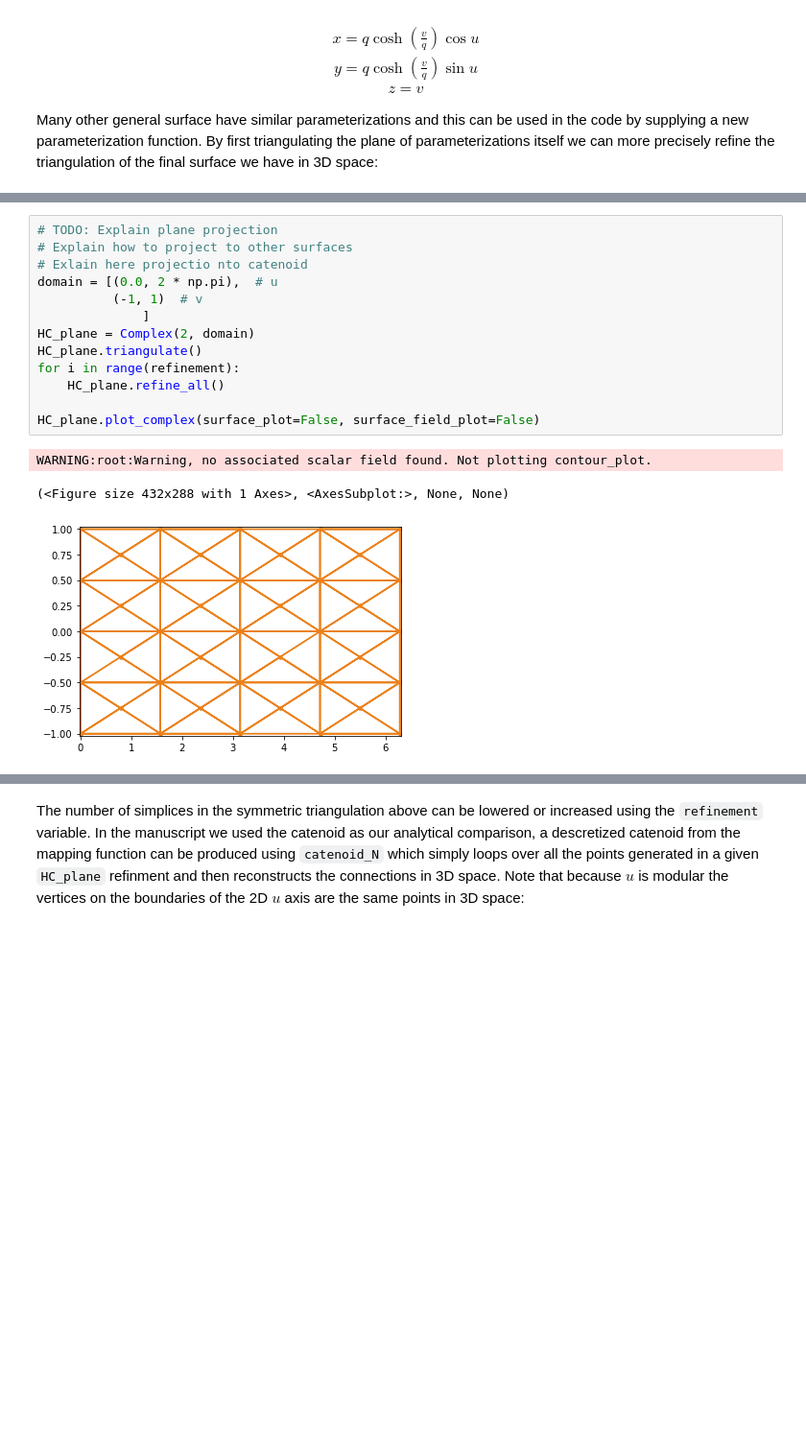
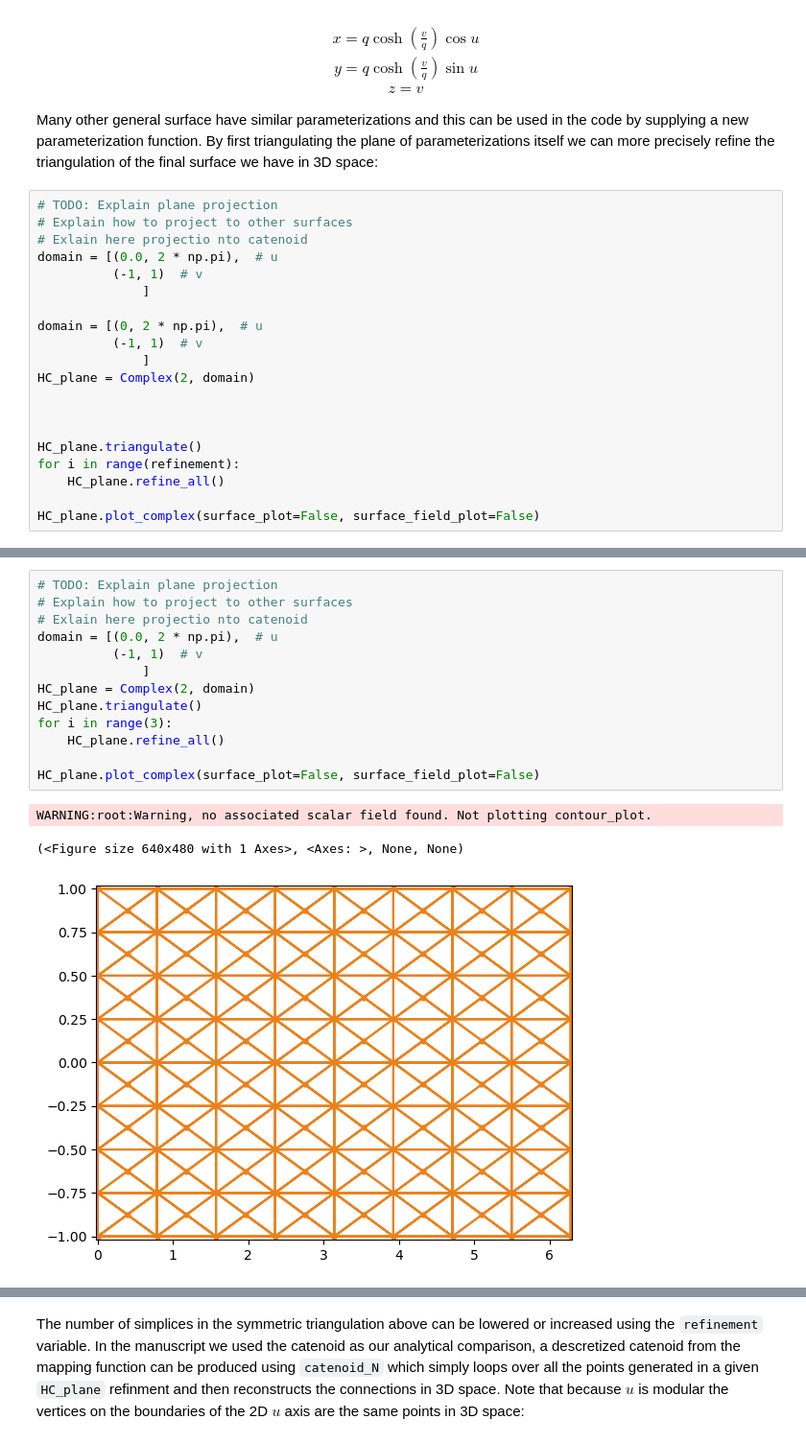
Before and after one commit to Leibniz-IWT/ddgclib, a Jupyter notebook: Particle-particle bridge.ipynb, the cells around one changed output, grey strips where cells are left out. Shown at 96% size. Cells and saved outputs as stored; diff of their text form; blank space fills up the shorter version.

```diff
--- a/Particle-particle bridge.ipynb
+++ b/Particle-particle bridge.ipynb
@@ -53,3 +54,23 @@ z=v
 \end{gathered}
 
 Many other general surface have similar parameterizations and this can be used in the code by supplying a new parameterization function. By first triangulating the plane of parameterizations itself we can more precisely refine the triangulation of the final surface we have in 3D space:
+# %%
+# TODO: Explain plane projection
+# Explain how to project to other surfaces
+# Exlain here projectio nto catenoid
+domain = [(0.0, 2 * np.pi),  # u
+          (-1, 1)  # v
+              ]
+
+domain = [(0, 2 * np.pi),  # u
+          (-1, 1)  # v
+              ]
+HC_plane = Complex(2, domain)
+
+
+
+HC_plane.triangulate()
+for i in range(refinement):
+    HC_plane.refine_all()
+
+HC_plane.plot_complex(surface_plot=False, surface_field_plot=False)
@@ -56,17 +103,17 @@ Many other general surface have similar parameterizations and this can be used i
 # %%
 # TODO: Explain plane projection
 # Explain how to project to other surfaces
 # Exlain here projectio nto catenoid
 domain = [(0.0, 2 * np.pi),  # u
           (-1, 1)  # v
               ]
 HC_plane = Complex(2, domain)
 HC_plane.triangulate()
-for i in range(refinement):
+for i in range(3):
     HC_plane.refine_all()
 
 HC_plane.plot_complex(surface_plot=False, surface_field_plot=False)
 # %% [output]
 WARNING:root:Warning, no associated scalar field found. Not plotting contour_plot.
-(<Figure size 432x288 with 1 Axes>, <AxesSubplot:>, None, None)
+(<Figure size 640x480 with 1 Axes>, <Axes: >, None, None)
-[figure, old version]
+[figure, new version]
```
Also changed, not shown: parts of 17 cells of this notebook, 12 other files.
